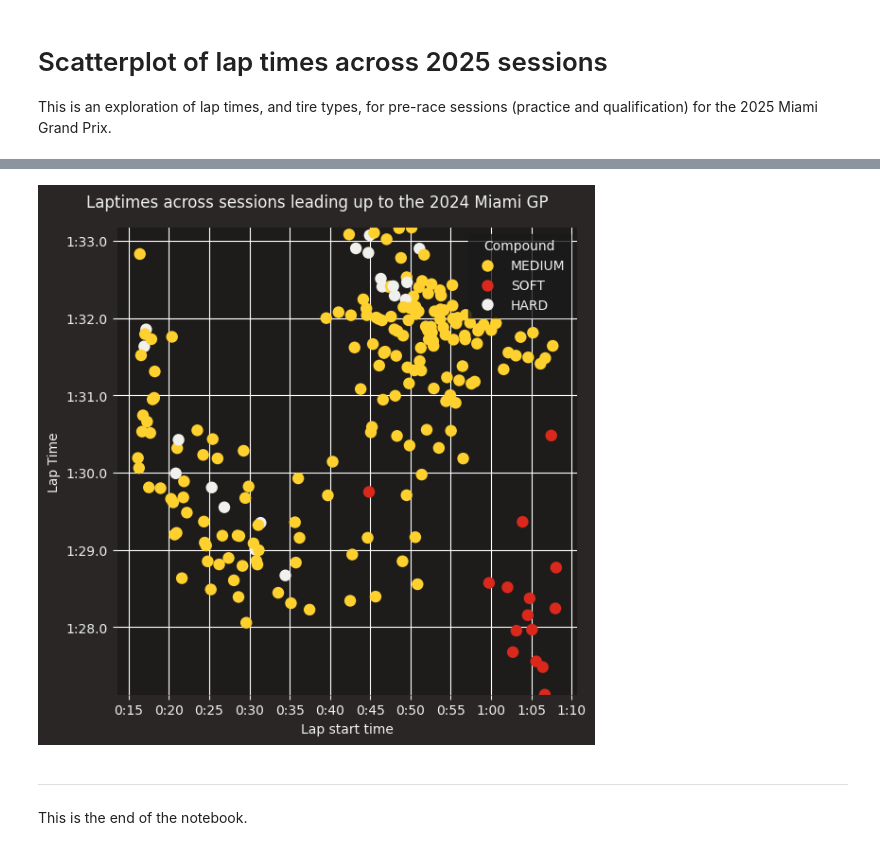
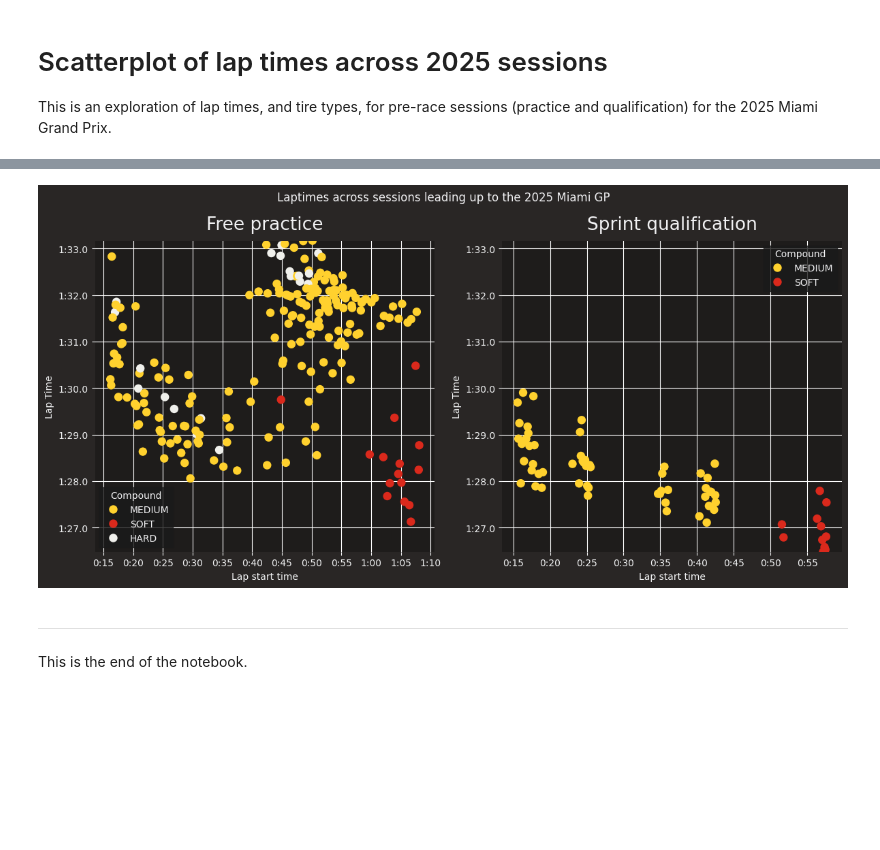
Before and after one commit to matt-bernhardt/f1-notebooks, a Jupyter notebook: notebooks/miami25/laptimes-scatterplot.ipynb, the cells around one changed output, grey strips where cells are left out. Drawn from its saved outputs; the diff is of its cells as text; code cells hidden in the pictures; blank space fills up the shorter version.

Commit message:
Adding sprint quali data

```diff
--- a/notebooks/miami25/laptimes-scatterplot.ipynb
+++ b/notebooks/miami25/laptimes-scatterplot.ipynb
@@ -25,9 +25,9 @@ fp1.load()
 fp1_laps = fp1.laps.pick_quicklaps().reset_index()
 
 # Get sprint quali data
-#sq = fastf1.get_session(season, race, 'SQ')
-#sq.load()
-#sq_laps = sq.laps.pick_quicklaps().reset_index()
+sq = fastf1.get_session(season, race, 'SQ')
+sq.load()
+sq_laps = sq.laps.pick_quicklaps().reset_index()
 
 # Get sprint data
 #s = fastf1.get_session(season, race, 'S')
@@ -66,6 +67,6 @@ FP1: 0 days 00:01:27.128000   0 days 00:01:33.169000
 # %%
 # fig, (ax1, ax2, ax3, ax4) = plt.subplots(1, 4, figsize=(24, 6))
-fig, (ax1) = plt.subplots(1, 1, figsize=(6, 6))
+fig, (ax1, ax2) = plt.subplots(1, 2, figsize=(12, 6))
 fig.suptitle('Lap times in practice and qualification for 2025 Miami GP')
 
 sns.scatterplot(data=fp1_laps,
@@ -79,16 +80,16 @@ sns.scatterplot(data=fp1_laps,
                 legend='auto'
 )
 
-# sns.scatterplot(data=sq_laps,
-#                 x="LapStartTime",
-#                 y="LapTime",
-#                 ax=ax2,
-#                 hue="Compound",
-#                 palette=fastf1.plotting.get_compound_mapping(session=sq),
-#                 s=80,
-#                 linewidth=0,
-#                 legend='auto'
-# )
+sns.scatterplot(data=sq_laps,
+                x="LapStartTime",
+                y="LapTime",
+                ax=ax2,
+                hue="Compound",
+                palette=fastf1.plotting.get_compound_mapping(session=sq),
+                s=80,
+                linewidth=0,
+                legend='auto'
+)
 
 # sns.scatterplot(data=s_laps,
 #                 x="LapStartTime",
@@ -113,45 +114,49 @@ sns.scatterplot(data=fp1_laps,
 # )
 
 # Set common y-axis limits
-common_ylim = (fp1_laps['LapTime'].max(), fp1_laps['LapTime'].min())
+common_ylim = (fp1_laps['LapTime'].max(), sq_laps['LapTime'].min())
 ax1.set_ylim(common_ylim)
-# ax2.set_ylim(common_ylim)
+ax2.set_ylim(common_ylim)
 # ax3.set_ylim(common_ylim)
 # ax4.set_ylim(common_ylim)
 
+ax1.set_title("Free practice")
 ax1.set_xlabel("Lap start time")
 ax1.set_ylabel("Lap Time")
 
-# ax2.set_xlabel("Lap start time")
-# ax2.set_ylabel("Lap Time")
+ax2.set_title("Sprint qualification")
+ax2.set_xlabel("Lap start time")
+ax2.set_ylabel("Lap Time")
 
+# ax3.set_title("Sprint race")
 # ax3.set_xlabel("Lap start time")
 # ax3.set_ylabel("Lap Time")
 
+# ax4.set_title("Qualification")
 # ax4.set_xlabel("Lap start time")
 # ax4.set_ylabel("Lap Time")
 
 # The y-axis increases from bottom to top by default
 # Since we are plotting time, it makes sense to invert the axis
 ax1.invert_yaxis()
-# ax2.invert_yaxis()
+ax2.invert_yaxis()
 # ax3.invert_yaxis()
 # ax4.invert_yaxis()
 
-plt.suptitle("Laptimes across sessions leading up to the 2024 Miami GP")
+plt.suptitle("Laptimes across sessions leading up to the 2025 Miami GP")
 
 # Turn on major grid lines
 ax1.grid(color='w', which='major', axis='both')
-# ax2.grid(color='w', which='major', axis='both')
+ax2.grid(color='w', which='major', axis='both')
 # ax3.grid(color='w', which='major', axis='both')
 # ax4.grid(color='w', which='major', axis='both')
 
 sns.despine(left=True, bottom=True)
 
 plt.tight_layout()
 plt.show()
 # %% [output]
-[figure, old version]
+[figure, new version]
 # %% [markdown]
 ---
 
```
Also changed, not shown: parts of 3 cells of this notebook.
